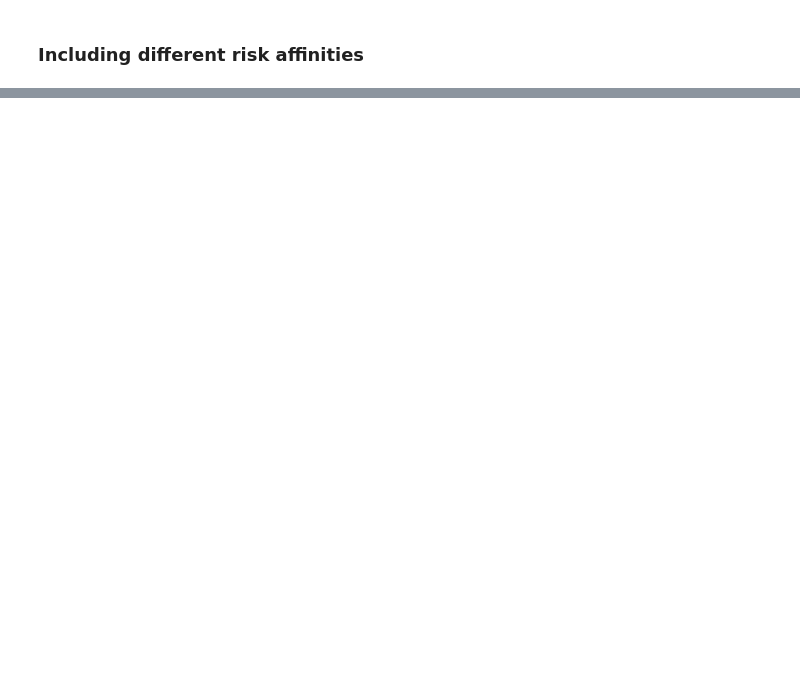
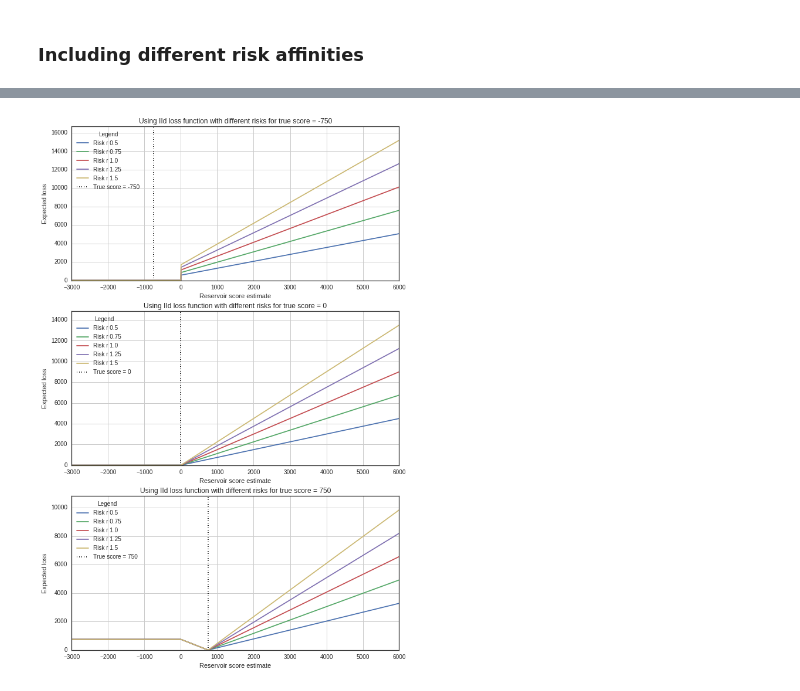
Before and after one commit to nre-aachen/Theses, a Jupyter notebook: Risk analysis/Notebooks/Chapter A - 1D Reservoir Case.ipynb, the cells around one changed output, grey strips where cells are left out. Saved outputs shown, nothing was run; the diff lists cells and outputs as text; code cells hidden in the pictures; blank space fills up the shorter version.

```diff
--- a/Risk analysis/Notebooks/Chapter A - 1D Reservoir Case.ipynb
+++ b/Risk analysis/Notebooks/Chapter A - 1D Reservoir Case.ipynb
@@ -526,0 +624,44 @@ IId - Bayes action (min. expected loss): 175; expected loss: 1487.478387
+# %%
+expected_loss_s1 = lambda estimate_s, risk_s: res_score_lossGR(estimate_s, given_score1, risk_s)
+expected_loss_s2 = lambda estimate_s, risk_s: res_score_lossGR(estimate_s, given_score2, risk_s)
+expected_loss_s3 = lambda estimate_s, risk_s: res_score_lossGR(estimate_s, given_score3, risk_s)
+figsize(10, 16)
+fig, ax = plt.subplots(3,1)
+
+for r in risks_s:
+    loss = [expected_loss_s1(e, r) for e in estimates_s]
+    ax[0].plot(estimates_s, loss, label = "Risk r "+str(r))
+ax[0].grid()
+ax[0].vlines(given_score1, 0, 1.1 * np.max(loss), label="True score = %d" % (given_score1), linestyles=":")
+ax[0].set_xlabel("Reservoir score estimate")
+ax[0].set_ylabel("Expected loss")
+ax[0].set_title("Using IId loss function with different risks for true score = %d" % (given_score1))
+ax[0].set_xlim(estimates_s[0], estimates_s[-1])
+ax[0].set_ylim(0,1.1 * np.max(loss));
+ax[0].legend(loc="upper left", title="Legend");
+
+for r in risks_s:
+    loss = [expected_loss_s2(e, r) for e in estimates_s]
+    ax[1].plot(estimates_s, loss, label = "Risk r "+str(r))
+ax[1].grid()
+ax[1].vlines(given_score2, 0, 1.1 * np.max(loss), label="True score = %d" % (given_score2), linestyles=":")
+ax[1].set_xlabel("Reservoir score estimate")
+ax[1].set_ylabel("Expected loss")
+ax[1].set_title("Using IId loss function with different risks for true score = %d" % (given_score2))
+ax[1].set_xlim(estimates_s[0], estimates_s[-1])
+ax[1].set_ylim(0,1.1 * np.max(loss));
+ax[1].legend(loc="upper left", title="Legend");
+
+for r in risks_s:
+    loss = [expected_loss_s3(e, r) for e in estimates_s]
+    ax[2].plot(estimates_s, loss, label = "Risk r "+str(r))
+ax[2].grid()
+ax[2].vlines(given_score3, 0, 1.1 * np.max(loss), label="True score = %d" % (given_score3), linestyles=":")
+ax[2].set_xlabel("Reservoir score estimate")
+ax[2].set_ylabel("Expected loss")
+ax[2].set_title("Using IId loss function with different risks for true score = %d" % (given_score3))
+ax[2].set_xlim(estimates_s[0], estimates_s[-1])
+ax[2].set_ylim(0,1.1 * np.max(loss));
+ax[2].legend(loc="upper left", title="Legend");
+# %% [output]
+[figure, added]
```
Also changed, not shown: parts of 27 cells of this notebook.
